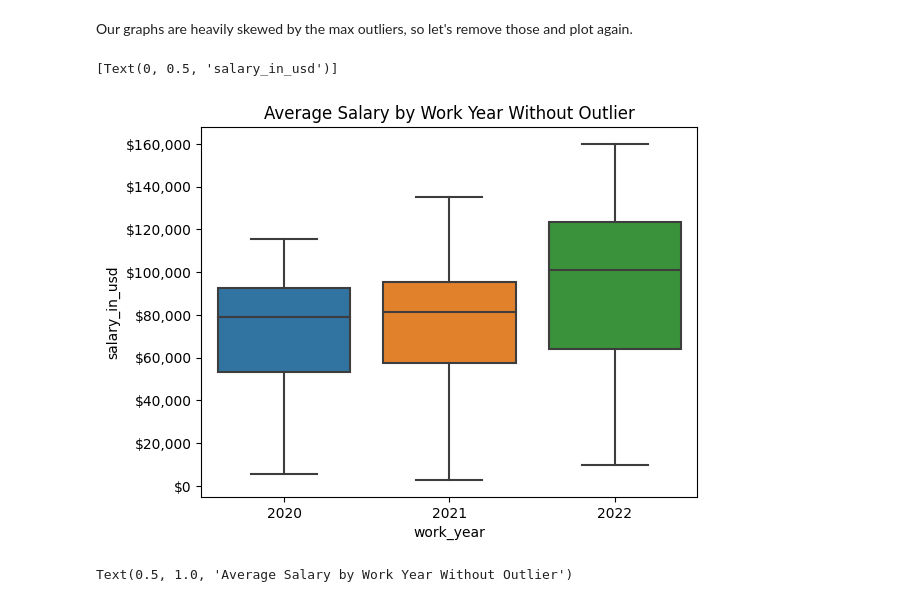
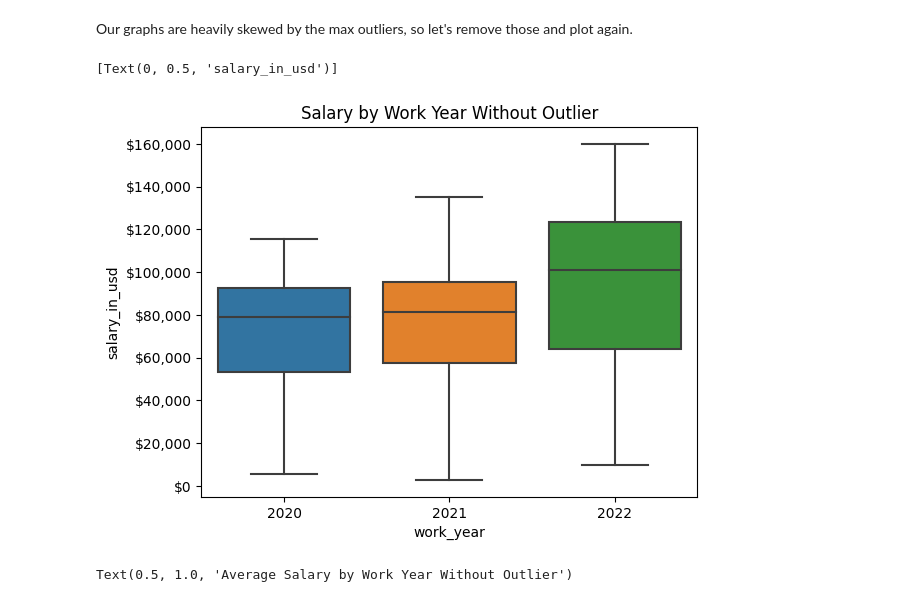
Before and after one commit to jtlantz/dm-proj1, a Jupyter notebook: notebooks/ds_salaries.ipynb, the cells around one changed output. Saved outputs shown, nothing was run; the diff lists cells and outputs as text; code cells hidden in the pictures.

```diff
--- a/notebooks/ds_salaries.ipynb
+++ b/notebooks/ds_salaries.ipynb
@@ -143,17 +143,17 @@ Our graphs are heavily skewed by the max outliers, so let's remove those and plo
 # %%
 tmp = df[['salary_in_usd', 'work_year']]
 tmp = tmp.groupby('work_year').describe()
 tmp = tmp['salary_in_usd'] # this line is necessary because it created a multi-index in the last step
 tmp.drop('count', axis=1, inplace=True)
 tmp.drop('max', axis=1, inplace=True)
 tmp = tmp.transpose()
 plot = sns.boxplot(data=tmp)
 plot.yaxis.set_major_formatter('${x:,.0f}')
-plot.set_title('Average Salary by Work Year Without Outlier')
+plot.set_title('Salary by Work Year Without Outlier')
 plot.set(ylabel='salary_in_usd')
 # %% [output]
 [Text(0, 0.5, 'salary_in_usd')]
-[figure, old version]
+[figure, new version]
 # %%
 tmp = df[['salary_in_usd', 'work_year']]
 tmp = tmp.groupby('work_year').mean().reset_index()
```
Also changed, not shown: parts of 4 cells of this notebook.
